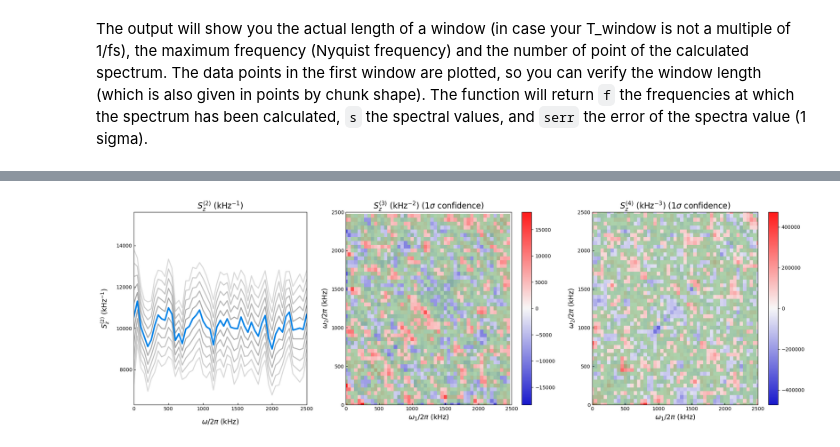
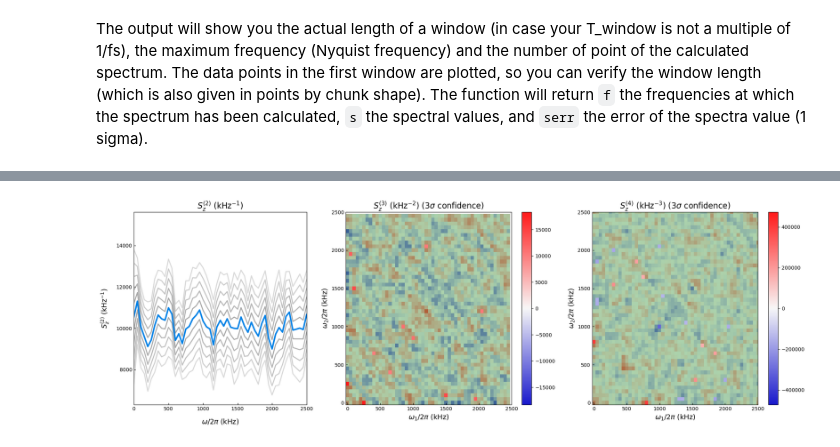
Before and after one commit to MarkusSifft/SignalSnap, a Jupyter notebook: Examples/Calculating Spectra from Numpy Array.ipynb, the cells around one changed output, grey strips where cells are left out. Cells and saved outputs as stored; diff of their text form; code cells hidden in the pictures.

Commit message:
refactored plotting and the calculation of c3

```diff
--- a/Examples/Calculating Spectra from Numpy Array.ipynb
+++ b/Examples/Calculating Spectra from Numpy Array.ipynb
@@ -21,6 +21,6 @@ print(y)
 Now we creat a spectrum object and feed it with the data. This object will store the data, later the spectra and errors, all freely chosen variables and contains the methods for calculating the spectra, plotting and storing.
 # %%
 config = SpectrumConfig(data=y, delta_t=1/fs, f_unit='kHz',
-                        spectrum_size=101, order_in='all',
+                        spectrum_size=128, order_in='all',
                         f_max=5e3, backend='cpu')
 spec = SpectrumCalculator(config)
@@ -43,4 +47,5 @@ fig = spec.plot(plot_orders=[2], plot_f_max=5e3/2)
 # %%
-fig = spec.plot(plot_orders=[2,3,4], plot_f_max=5e3/2)
+plot_config = PlotConfig(plot_orders=[2,3,4], plot_f_max=5e3/2, sigma=3)
+fig = spec.plot(plot_config)
 # %% [output]
-[figure, old version]
+[figure, new version]
```
Also changed, not shown: parts of 6 cells of this notebook, 5 other files.
